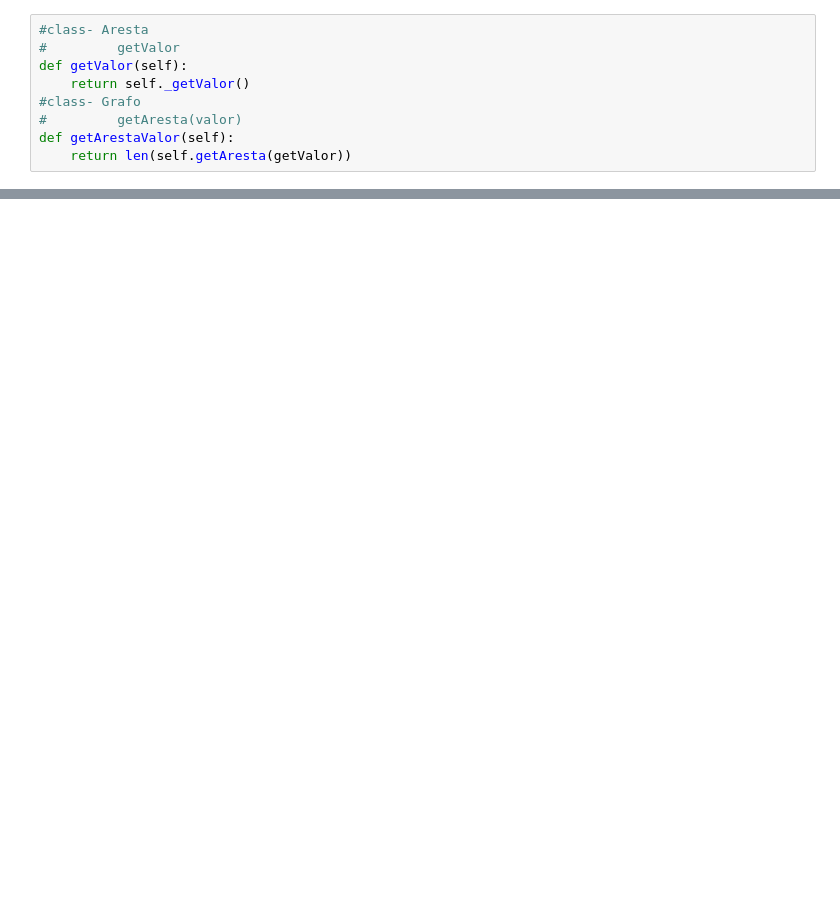
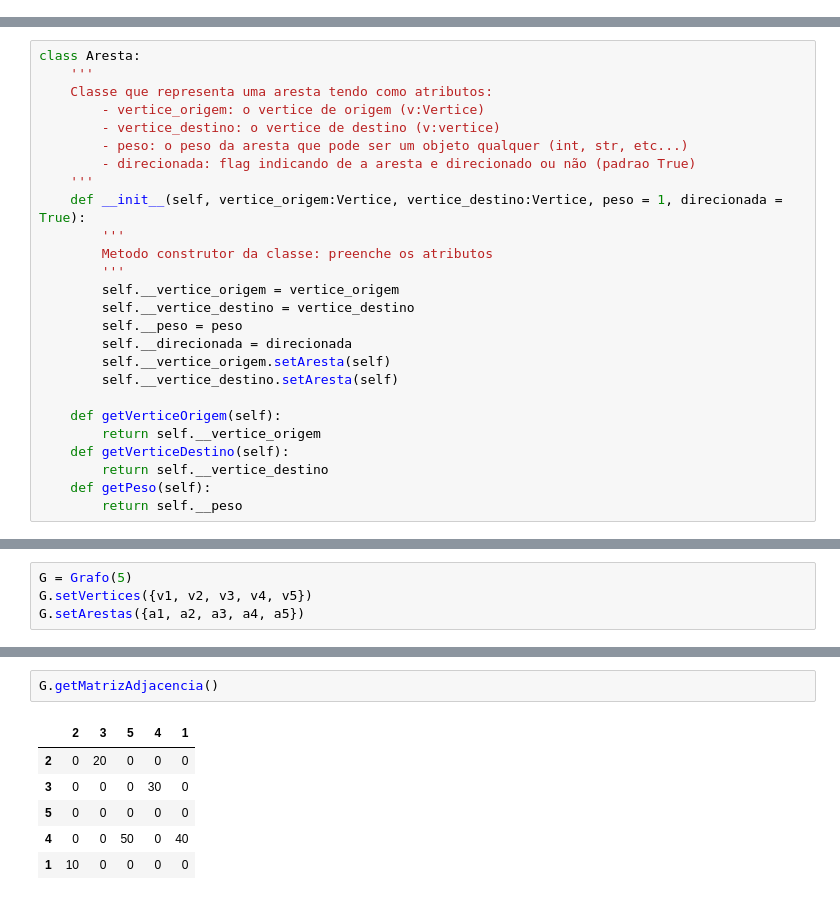
Before and after one commit to giiff/ED2, a Jupyter notebook: ED2.ipynb, the cells around one changed output, grey strips where cells are left out. Saved outputs shown, nothing was run; the diff lists cells and outputs as text; blank space fills up the shorter version.

```diff
--- a/ED2.ipynb
+++ b/ED2.ipynb
@@ -433,9 +0,0 @@ Busca em largura, iniciando com o vértice 2:
-# %%
-#class- Aresta
-#         getValor
-def getValor(self):
-    return self._getValor()
-#class- Grafo
-#         getAresta(valor)
-def getArestaValor(self):
-    return len(self.getAresta(getValor))
@@ -475,0 +63,26 @@ else:
+# %%
+class Aresta:
+    '''
+    Classe que representa uma aresta tendo como atributos:
+        - vertice_origem: o vertice de origem (v:Vertice)
+        - vertice_destino: o vertice de destino (v:vertice)
+        - peso: o peso da aresta que pode ser um objeto qualquer (int, str, etc...)
+        - direcionada: flag indicando de a aresta e direcionado ou não (padrao True)
+    '''
+    def __init__(self, vertice_origem:Vertice, vertice_destino:Vertice, peso = 1, direcionada = True):
+        '''
+        Metodo construtor da classe: preenche os atributos
+        '''
+        self.__vertice_origem = vertice_origem
+        self.__vertice_destino = vertice_destino
+        self.__peso = peso
+        self.__direcionada = direcionada
+        self.__vertice_origem.setAresta(self)
+        self.__vertice_destino.setAresta(self)
+
+    def getVerticeOrigem(self):
+        return self.__vertice_origem
+    def getVerticeDestino(self):
+        return self.__vertice_destino
+    def getPeso(self):
+        return self.__peso
@@ -475,0 +637,4 @@ else:
+# %%
+G = Grafo(5)
+G.setVertices({v1, v2, v3, v4, v5})
+G.setArestas({a1, a2, a3, a4, a5})
@@ -475,0 +657,9 @@ else:
+# %%
+G.getMatrizAdjacencia()
+# %% [output]
+|  | 2 | 3 | 5 | 4 | 1 |
+| 2 | 0 | 20 | 0 | 0 | 0 |
+| 3 | 0 | 0 | 0 | 30 | 0 |
+| 5 | 0 | 0 | 0 | 0 | 0 |
+| 4 | 0 | 0 | 50 | 0 | 40 |
+| 1 | 10 | 0 | 0 | 0 | 0 |
```
Also changed, not shown: parts of 54 cells of this notebook.
